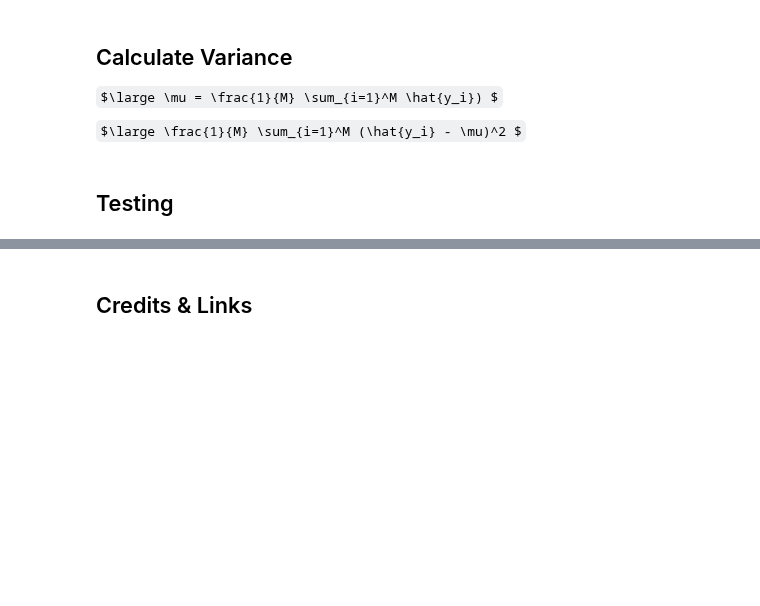
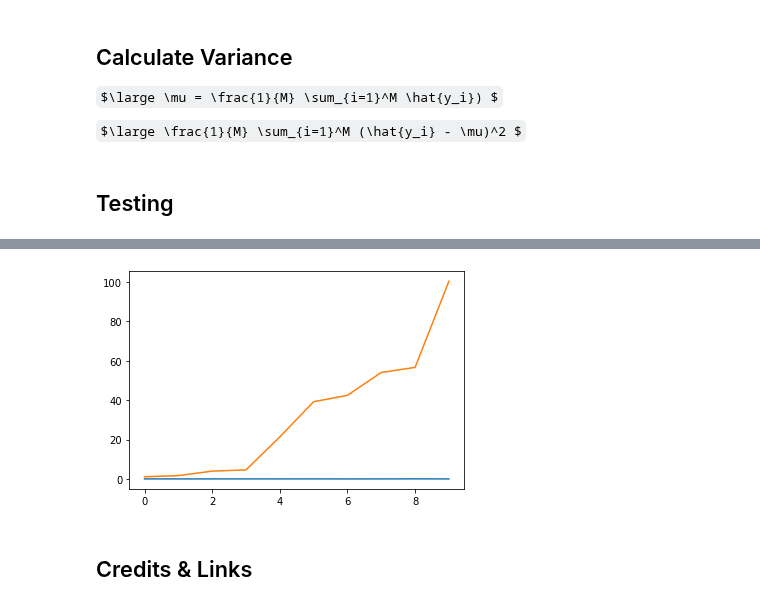
Before and after one commit to miltonluaces/ds_topics, a Jupyter notebook: 05_bias_and_variance/bias_variance_noise.ipynb, the cells around one changed output, grey strips where cells are left out. Cells and saved outputs as stored; diff of their text form; code cells hidden in the pictures; some formulas as TeX source; blank space fills up the shorter version.

```diff
--- a/05_bias_and_variance/bias_variance_noise.ipynb
+++ b/05_bias_and_variance/bias_variance_noise.ipynb
@@ -117,3 +135,9 @@ DT       101.1   84.6    16.5
+# %%
+plt.plot(LM['Var'])
+plt.plot(DT['Var'])
+plt.show();
+# %% [output]
+[figure, added]
 # %% [markdown]
 ## Credits & Links
 # %% [markdown]
```
Also changed, not shown: parts of 6 cells of this notebook, 19 other files.
